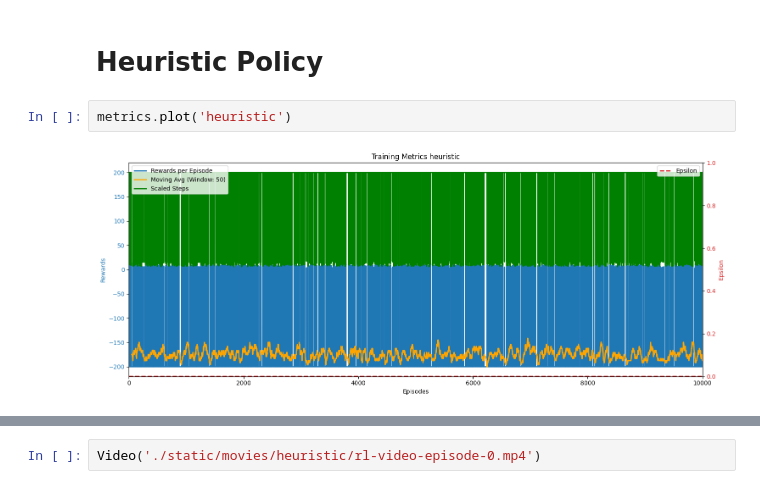
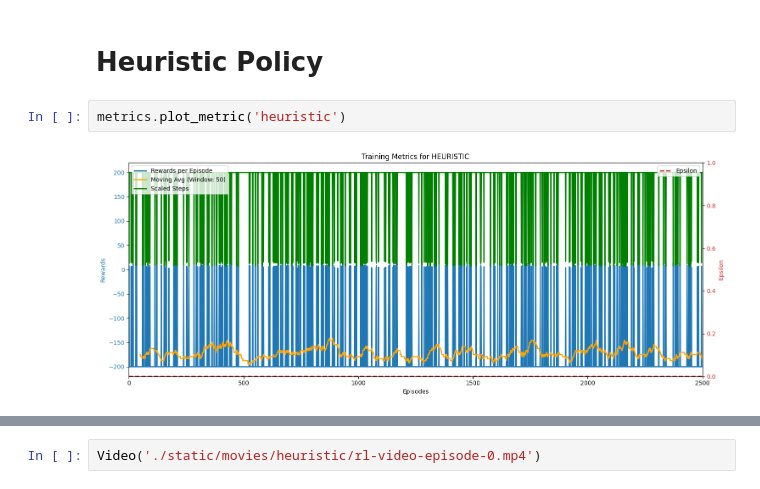
Before and after one commit to SeanMarcusJensen/ACIT4610_Portifolio_KMHS, a Jupyter notebook: problem_4/main.ipynb, the cells around one changed output, grey strips where cells are left out. Drawn from its saved outputs; the diff is of its cells as text.

```diff
--- a/problem_4/main.ipynb
+++ b/problem_4/main.ipynb
@@ -149,9 +203,9 @@ Video('./static/movies/random/rl-video-episode-0.mp4')
 # %% [markdown]
 # Heuristic Policy
 # %%
-metrics.plot('heuristic')
+metrics.plot_metric('heuristic')
 # %% [output]
-[figure, old version]
+[figure, new version]
 # %%
 metrics['heuristic'].describe()
 # %% [output]
```
Also changed, not shown: parts of 18 cells of this notebook, 10 other files.
